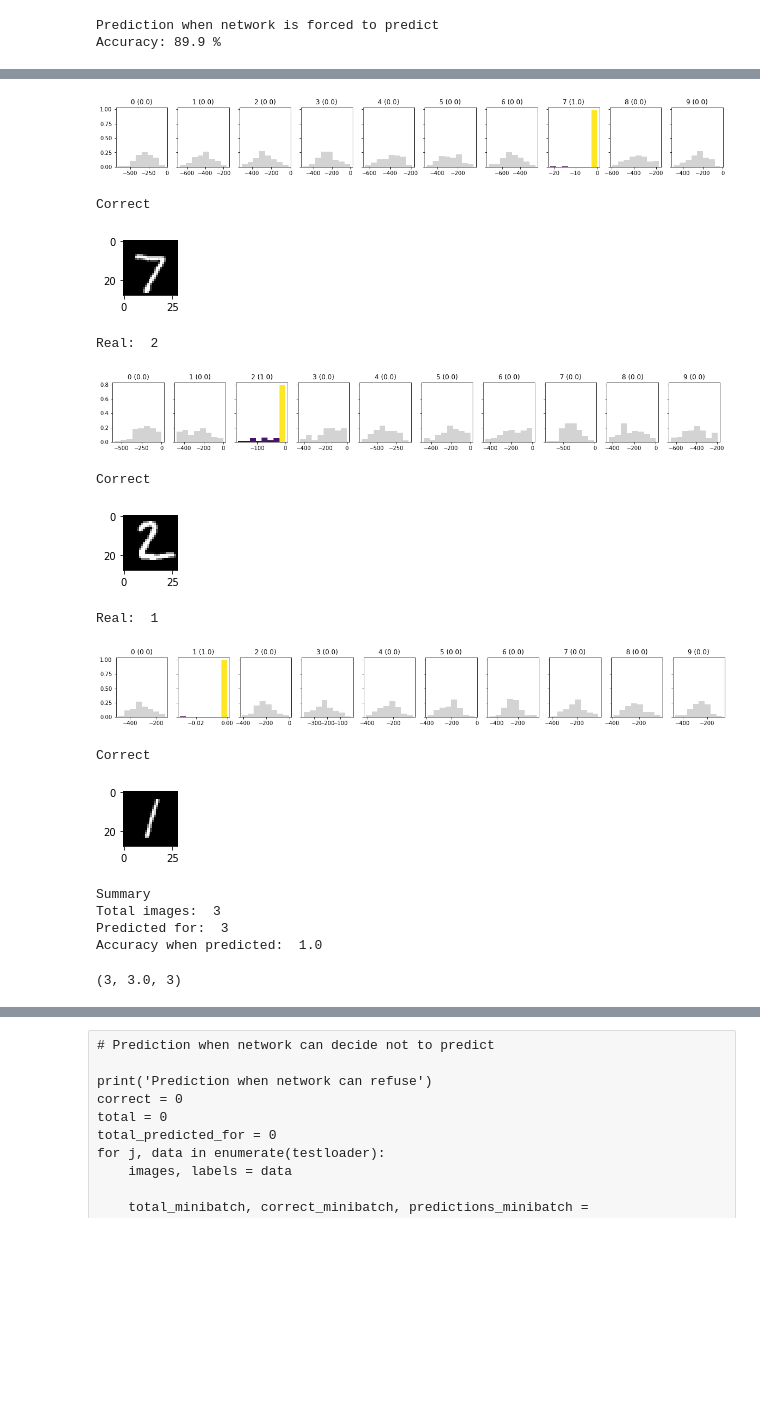
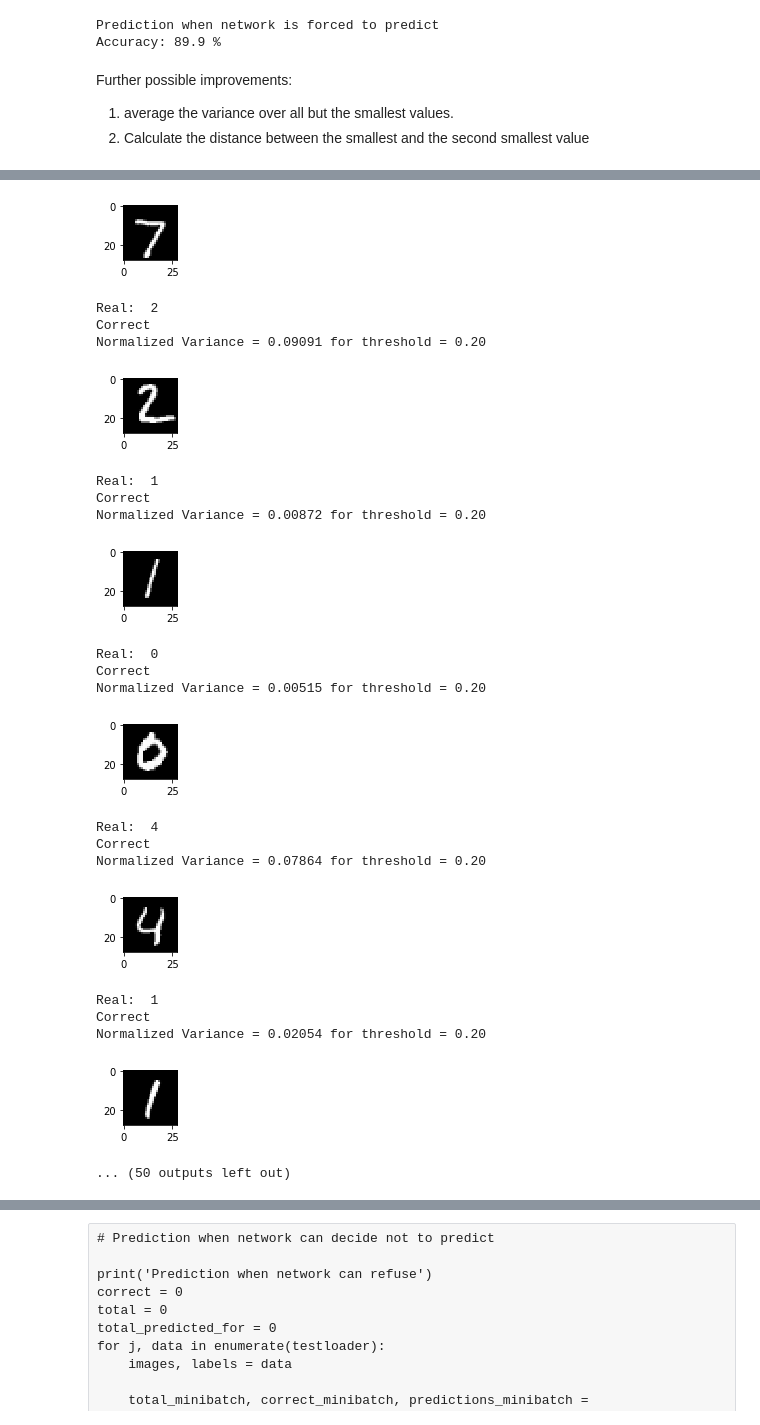
Before and after one commit to faberfred/reliable-neural-networks, a Jupyter notebook: bayesian_neural_network/Bayesian-Neural-Network-MNIST-FashionMNIST.ipynb, the cells around one changed output, grey strips where cells are left out. Drawn from its saved outputs; the diff is of its cells as text; code cells hidden in the pictures; blank space fills up the shorter version.

Commit message:
feat: Calculate the normalized variance and test the algorithm with MNIST and FashionMNIST data

```diff
--- a/bayesian_neural_network/Bayesian-Neural-Network-MNIST-FashionMNIST.ipynb
+++ b/bayesian_neural_network/Bayesian-Neural-Network-MNIST-FashionMNIST.ipynb
@@ -553,0 +466,42 @@ def test_batch(images, labels, plot=True):
+# %% [markdown]
+Further possible improvements:
+1. average the variance over all but the smallest values.
+2. Calculate the distance between the smallest and the second smallest value
+# %%
+# number of multiple runs for a single input
+num_of_samples = 100
+
+def calculate_variance(x):
+    # generate num_of_samples models
+    sampled_models = [guide(None, None) for _ in range(num_of_samples)]
+
+    # calculate the log softmax probability for the input images
+    yhats = [F.log_softmax(model(x.view(-1,28*28)).data, 1).numpy() for model in sampled_models]
+
+    # 1. Convert yhat into an array -> np.asarray()
+    # 2. Join the sequence of arrays along axis 1 -> np.stack
+    # 3. Calculet the variance along axis 1 for each category out of the num_of_samples results-> np.var
+    var_yhat = np.var(np.stack(np.asarray(yhats), 1), 1)
+
+    # Average the variences
+    mean_var = np.mean(var_yhat, 1)
+
+    interm = []
+    for i in range(len(mean_var)):
+        interm.append(var_yhat[i] / mean_var[i])
+
+    normalized_var = np.array(interm)
+#     print('\n\n---normalized_var---\n', normalized_var)
+
+    min_var = np.min(normalized_var, 1)
+#     print('\n\n---min_var---\n', min_var)
+    min_var_item = np.argmin(normalized_var, 1)
+#     print('\n\n---fmin_var_item---\n', min_var_item)
+
+#     for i in range(len(min_var)):
+#         if min_var[i] < 0.20:
+#             print('Predicted: ', min_var_item[i])
+#         else:
+#             print('not sure!')
+
+    return min_var, min_var_item
@@ -554,4 +556,4 @@ def test_batch(images, labels, plot=True):
 # %%
 images, labels = next(iter(testloader))
-test_batch(images[:3], labels[:3])
+test_var_batch(images[:60], labels[:60])
 # %% [output]
@@ -575,19 +563,25 @@ Real:  7
-[figure, old version]
+[figure, new version]
+Real:  2
 Correct
+Normalized Variance = 0.09091 for threshold = 0.20
-[figure, old version]
+[figure, new version]
-Real:  2
+Real:  1
+Correct
+Normalized Variance = 0.00872 for threshold = 0.20
-[figure, old version]
+[figure, new version]
+Real:  0
 Correct
+Normalized Variance = 0.00515 for threshold = 0.20
-[figure, old version]
+[figure, new version]
-Real:  1
+Real:  4
+Correct
+Normalized Variance = 0.07864 for threshold = 0.20
-[figure, old version]
+[figure, new version]
+Real:  1
 Correct
+Normalized Variance = 0.02054 for threshold = 0.20
 [figure]
-Summary
-Total images:  3
-Predicted for:  3
-Accuracy when predicted:  1.0
+... (50 outputs left out)
-(3, 3.0, 3)
 # %%
 # FashionMNIST test dataset
 fashiontestset = torchvision.datasets.FashionMNIST('../data',
```
Also changed, not shown: parts of 6 cells of this notebook.
